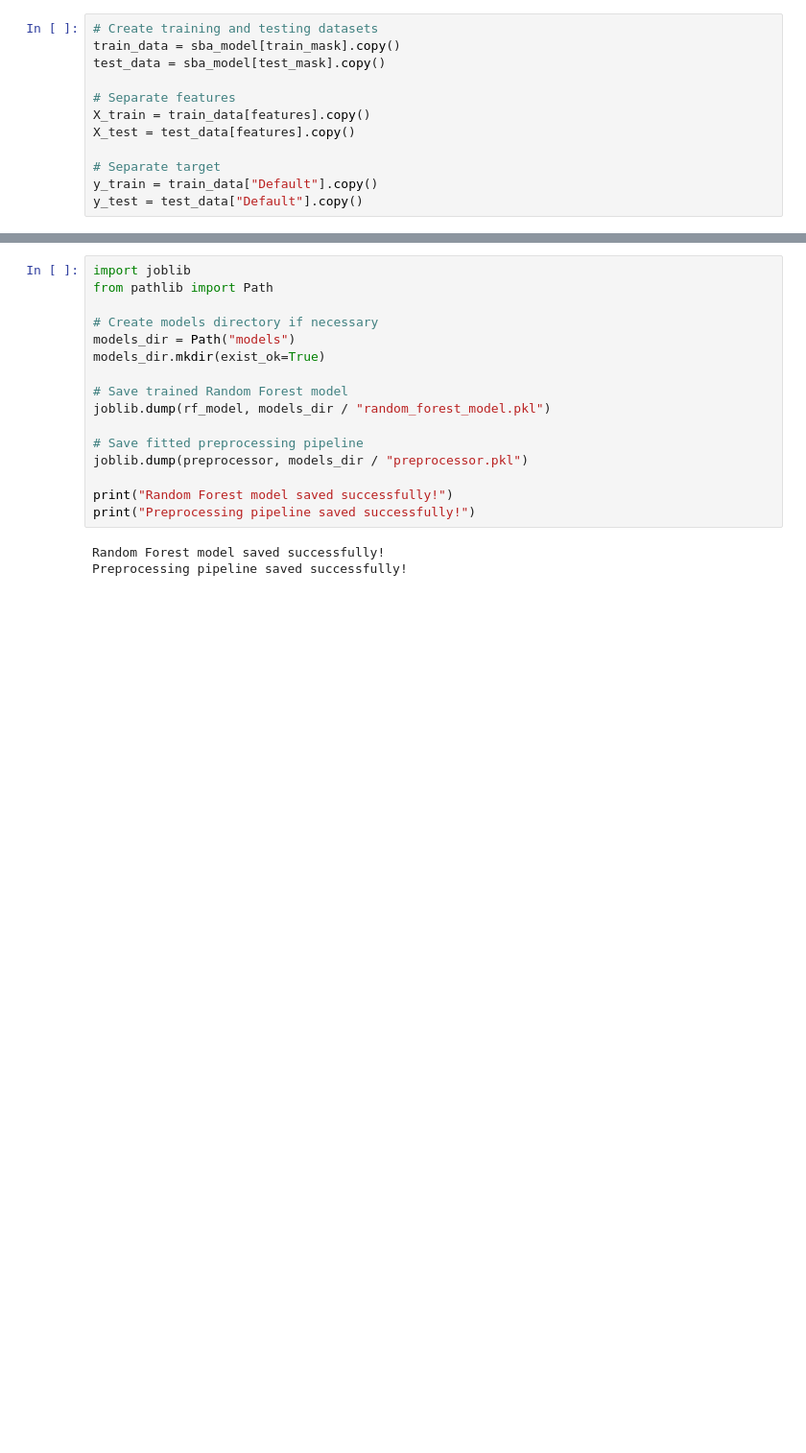
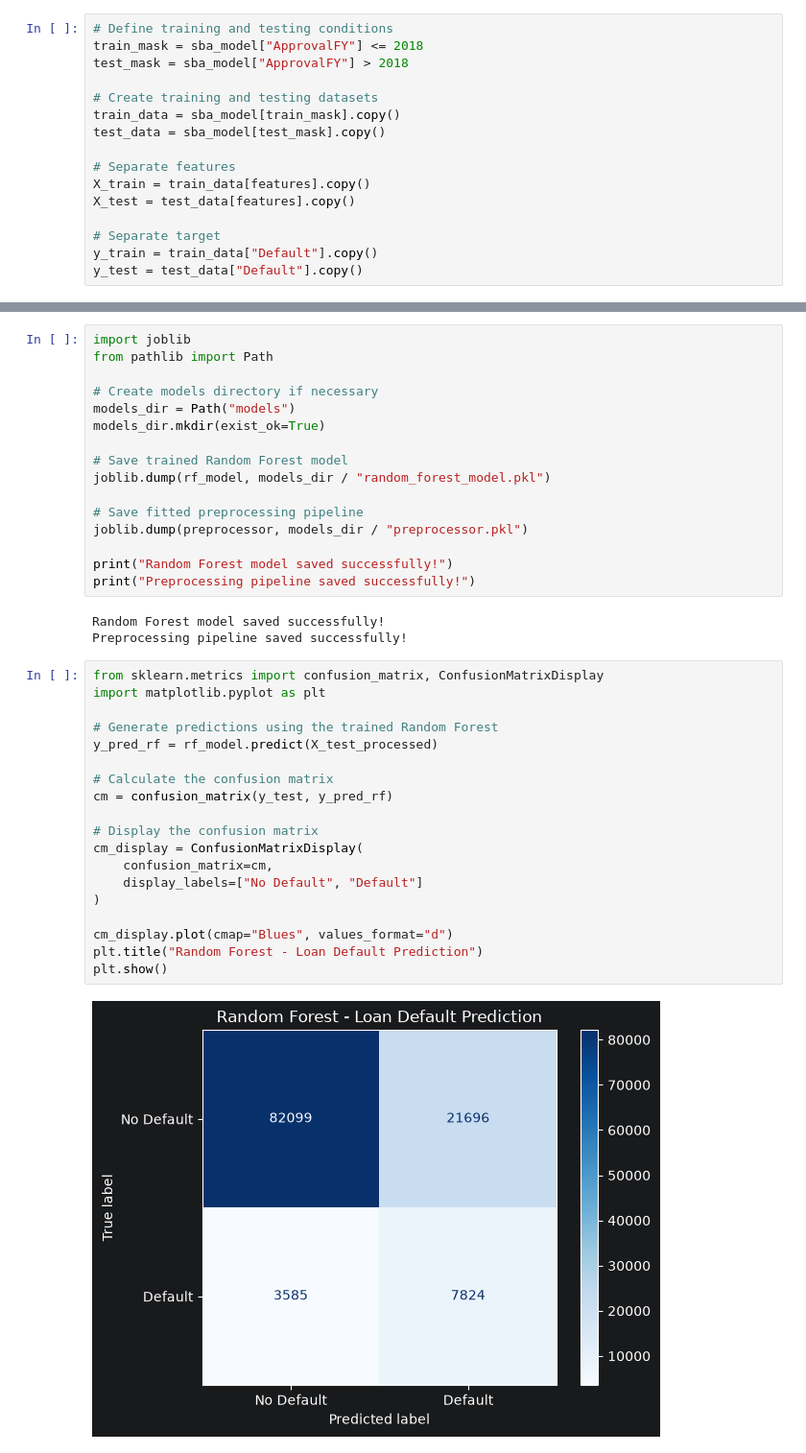
Before and after one commit to FarahAli123/LoanBuddy2.0, a Jupyter notebook: 01_sba_exploration.ipynb, the cells around one changed output, grey strips where cells are left out. Shown at 96% size. Cells and saved outputs as stored; diff of their text form; blank space fills up the shorter version.

```diff
--- a/01_sba_exploration.ipynb
+++ b/01_sba_exploration.ipynb
@@ -438,6 +281,10 @@ sba_model["ApprovalFY"] <= 2018
 939332    False
 Name: ApprovalFY, Length: 514742, dtype: bool
 # %%
+# Define training and testing conditions
+train_mask = sba_model["ApprovalFY"] <= 2018
+test_mask = sba_model["ApprovalFY"] > 2018
+
 # Create training and testing datasets
 train_data = sba_model[train_mask].copy()
 test_data = sba_model[test_mask].copy()
@@ -1003,3 +828,24 @@ print("Preprocessing pipeline saved successfully!")
 # %% [output]
 Random Forest model saved successfully!
 Preprocessing pipeline saved successfully!
+# %%
+from sklearn.metrics import confusion_matrix, ConfusionMatrixDisplay
+import matplotlib.pyplot as plt
+
+# Generate predictions using the trained Random Forest
+y_pred_rf = rf_model.predict(X_test_processed)
+
+# Calculate the confusion matrix
+cm = confusion_matrix(y_test, y_pred_rf)
+
+# Display the confusion matrix
+cm_display = ConfusionMatrixDisplay(
+    confusion_matrix=cm,
+    display_labels=["No Default", "Default"]
+)
+
+cm_display.plot(cmap="Blues", values_format="d")
+plt.title("Random Forest - Loan Default Prediction")
+plt.show()
+# %% [output]
+[figure, added]
```
Also changed, not shown: parts of 8 cells of this notebook.
